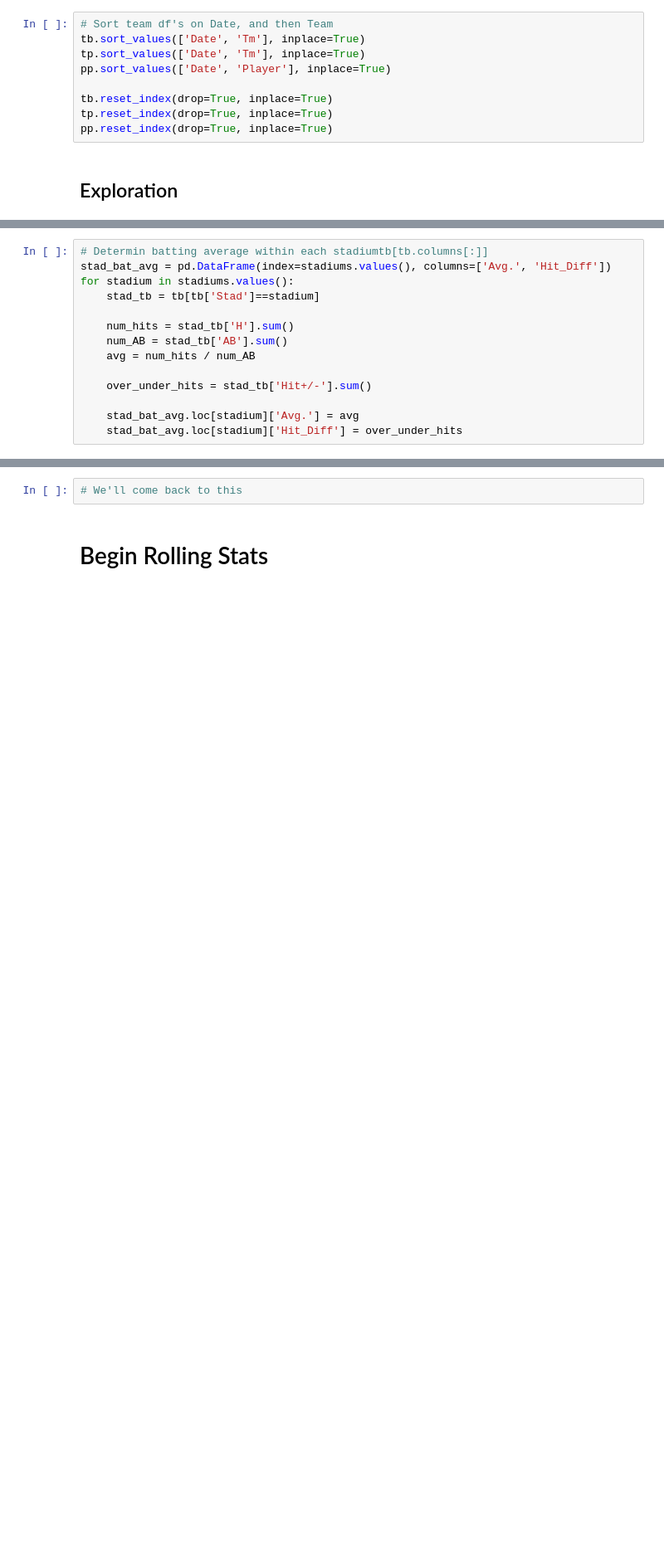
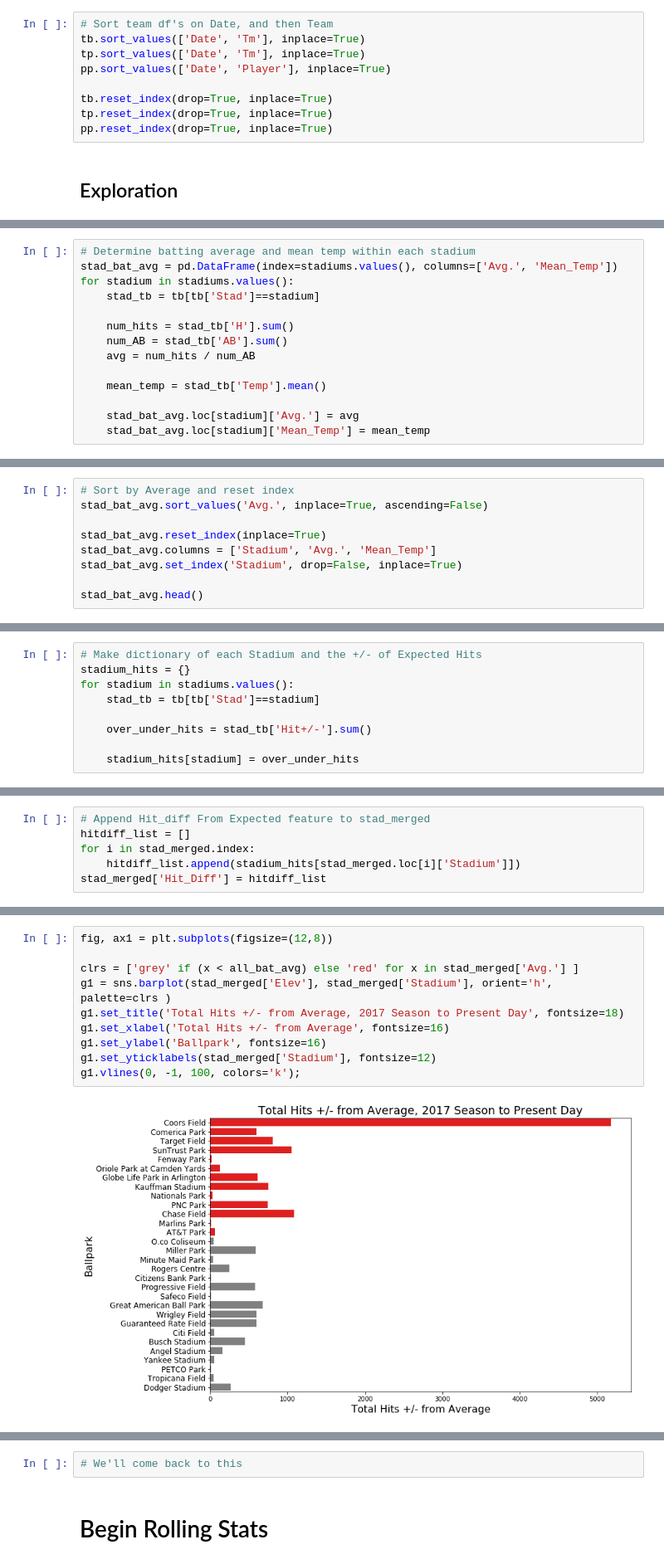
Before and after one commit to Tucker-Allen/MLB_Predictions, a Jupyter notebook: code/code.ipynb, the cells around one changed output, grey strips where cells are left out. Shown at 83% size. Saved outputs shown, nothing was run; the diff lists cells and outputs as text; blank space fills up the shorter version.

```diff
--- a/code/code.ipynb
+++ b/code/code.ipynb
@@ -469,8 +454,8 @@ all_bat_avg
 # %% [output]
 0.2540622720153461
 # %%
-# Determin batting average within each stadiumtb[tb.columns[:]]
-stad_bat_avg = pd.DataFrame(index=stadiums.values(), columns=['Avg.', 'Hit_Diff'])
+# Determine batting average and mean temp within each stadium
+stad_bat_avg = pd.DataFrame(index=stadiums.values(), columns=['Avg.', 'Mean_Temp'])
 for stadium in stadiums.values():
     stad_tb = tb[tb['Stad']==stadium]
 
@@ -478,7 +463,7 @@ for stadium in stadiums.values():
     num_AB = stad_tb['AB'].sum()
     avg = num_hits / num_AB
 
-    over_under_hits = stad_tb['Hit+/-'].sum()
+    mean_temp = stad_tb['Temp'].mean()
 
     stad_bat_avg.loc[stadium]['Avg.'] = avg
-    stad_bat_avg.loc[stadium]['Hit_Diff'] = over_under_hits
+    stad_bat_avg.loc[stadium]['Mean_Temp'] = mean_temp
@@ -486,0 +470,9 @@ KeyError: 'Hit+/-'
+# %%
+# Sort by Average and reset index
+stad_bat_avg.sort_values('Avg.', inplace=True, ascending=False)
+
+stad_bat_avg.reset_index(inplace=True)
+stad_bat_avg.columns = ['Stadium', 'Avg.', 'Mean_Temp']
+stad_bat_avg.set_index('Stadium', drop=False, inplace=True)
+
+stad_bat_avg.head()
@@ -512,0 +524,9 @@ stad_merged = stad_bat_avg.merge(stad_df, how='left')
+# %%
+# Make dictionary of each Stadium and the +/- of Expected Hits
+stadium_hits = {}
+for stadium in stadiums.values():
+    stad_tb = tb[tb['Stad']==stadium]
+
+    over_under_hits = stad_tb['Hit+/-'].sum()
+
+    stadium_hits[stadium] = over_under_hits
@@ -513,2 +553,8 @@ stad_merged = stad_bat_avg.merge(stad_df, how='left')
+# %%
+# Append Hit_diff From Expected feature to stad_merged
+hitdiff_list = []
+for i in stad_merged.index:
+    hitdiff_list.append(stadium_hits[stad_merged.loc[i]['Stadium']])
+stad_merged['Hit_Diff'] = hitdiff_list
 # %%
 stad_merged.head()
@@ -538,0 +594,12 @@ tb
+# %%
+fig, ax1 = plt.subplots(figsize=(12,8))
+
+clrs = ['grey' if (x < all_bat_avg) else 'red' for x in stad_merged['Avg.'] ]
+g1 = sns.barplot(stad_merged['Elev'], stad_merged['Stadium'], orient='h', palette=clrs )
+g1.set_title('Total Hits +/- from Average, 2017 Season to Present Day', fontsize=18)
+g1.set_xlabel('Total Hits +/- from Average', fontsize=16)
+g1.set_ylabel('Ballpark', fontsize=16)
+g1.set_yticklabels(stad_merged['Stadium'], fontsize=12)
+g1.vlines(0, -1, 100, colors='k');
+# %% [output]
+[figure, added]
```
Also changed, not shown: parts of 40 cells of this notebook.
